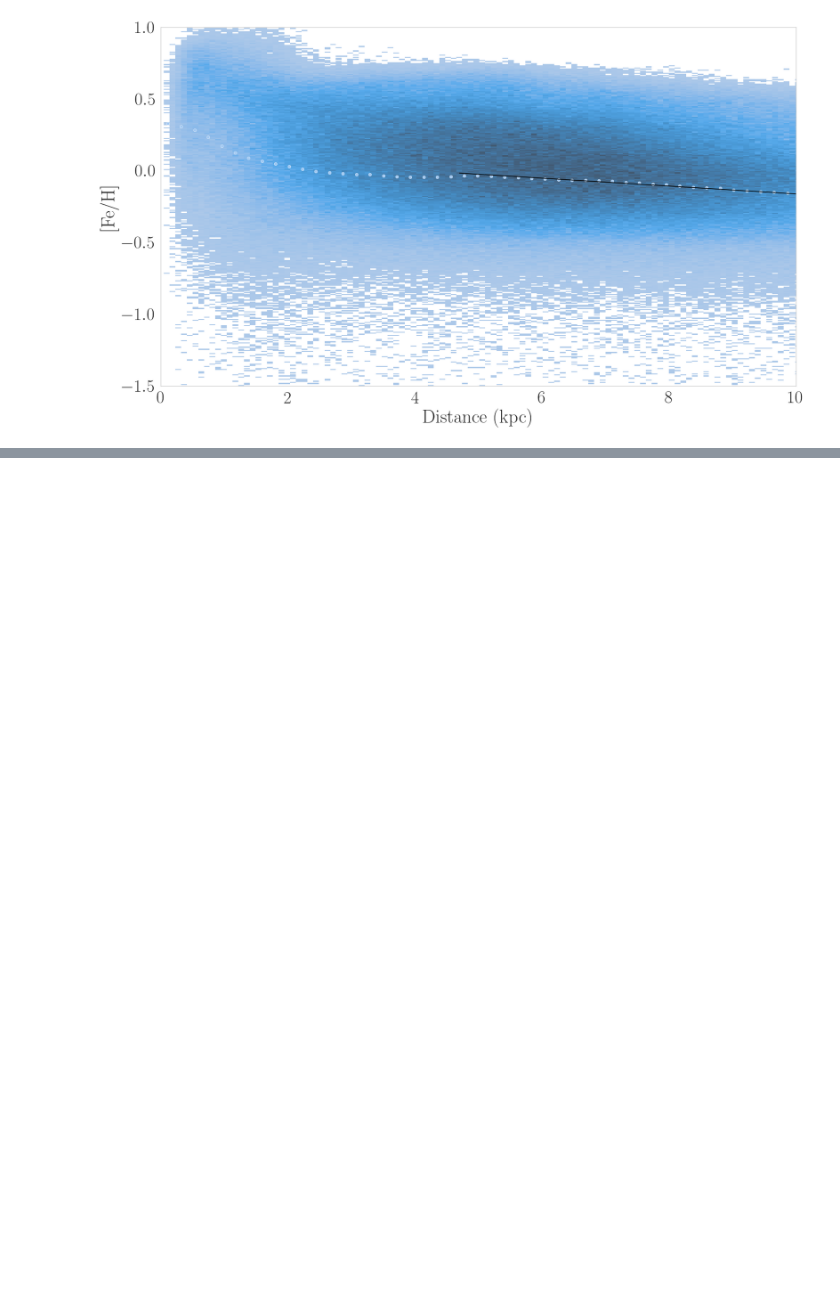
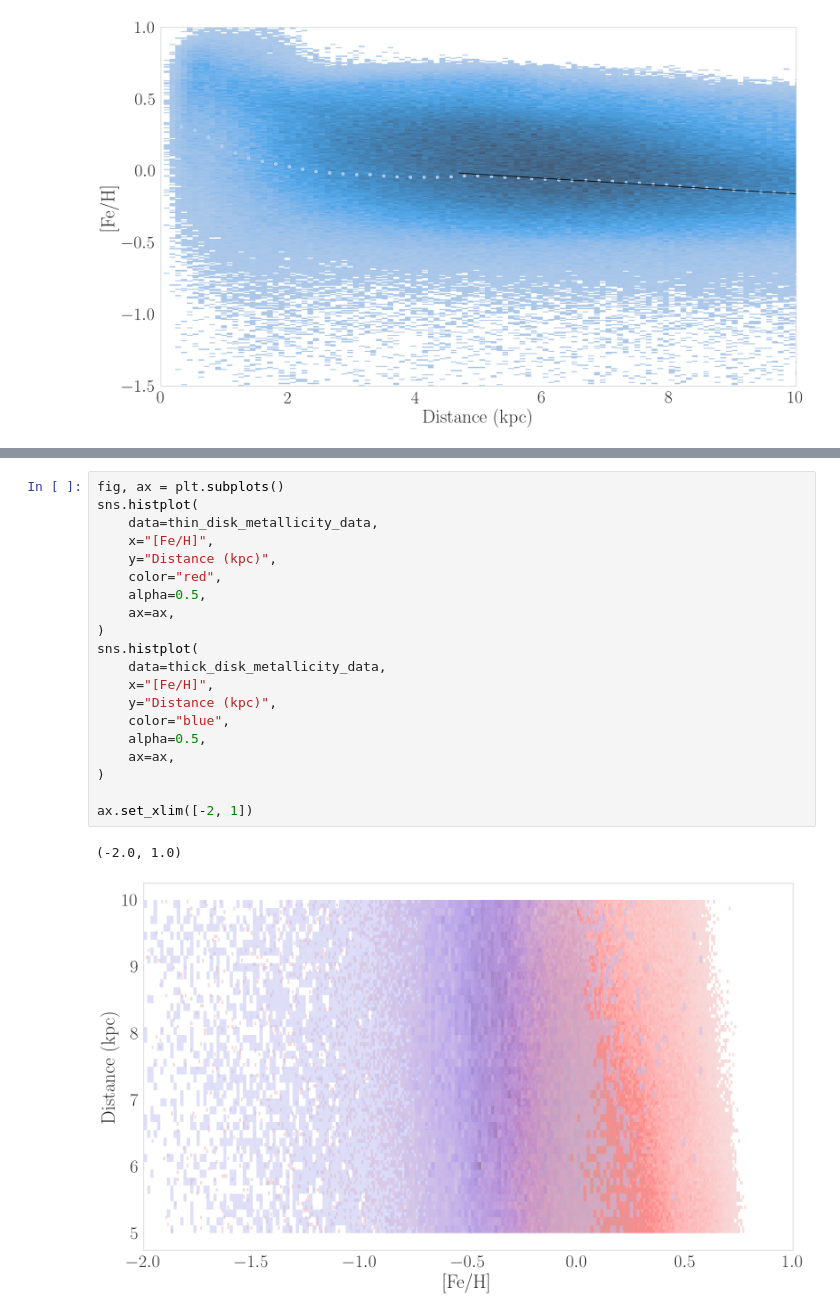
Before and after one commit to ChrisBoettner/skaro, a Jupyter notebook: notebooks/Galaxy_properties.ipynb, the cells around one changed output, grey strips where cells are left out. Cells and saved outputs as stored; diff of their text form; blank space fills up the shorter version.

```diff
--- a/notebooks/Galaxy_properties.ipynb
+++ b/notebooks/Galaxy_properties.ipynb
@@ -146,0 +213,23 @@ plt.ylim(-1.5, 1)
+# %%
+fig, ax = plt.subplots()
+sns.histplot(
+    data=thin_disk_metallicity_data,
+    x="[Fe/H]",
+    y="Distance (kpc)",
+    color="red",
+    alpha=0.5,
+    ax=ax,
+)
+sns.histplot(
+    data=thick_disk_metallicity_data,
+    x="[Fe/H]",
+    y="Distance (kpc)",
+    color="blue",
+    alpha=0.5,
+    ax=ax,
+)
+
+ax.set_xlim([-2, 1])
+# %% [output]
+(-2.0, 1.0)
+[figure, added]
```
Also changed, not shown: parts of 9 cells of this notebook.
